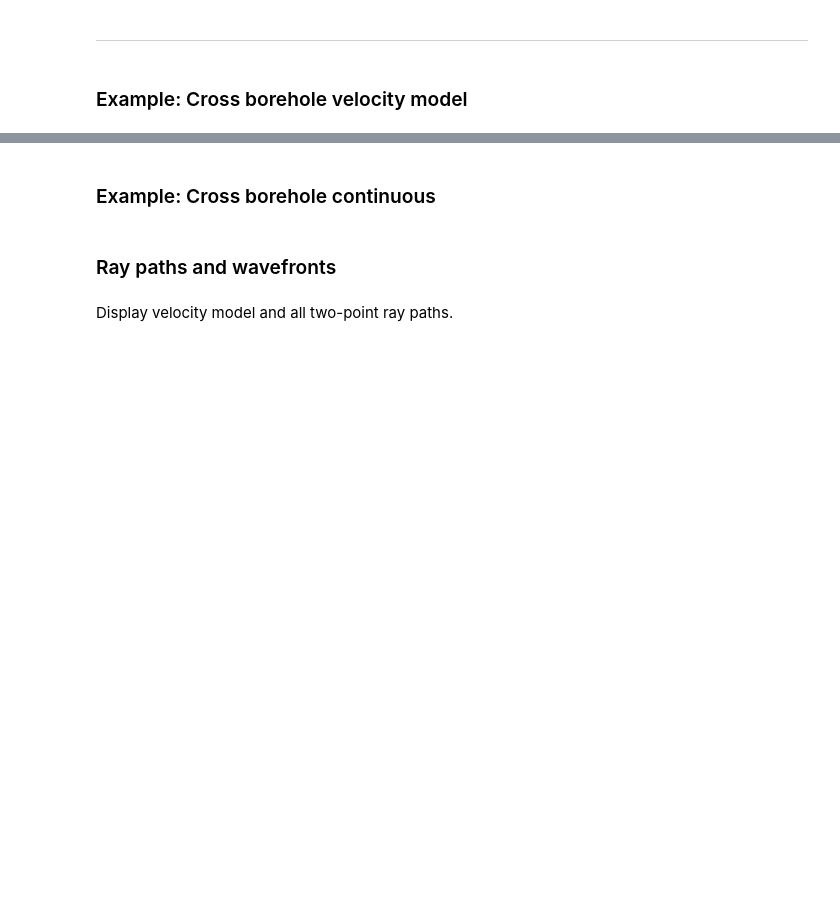
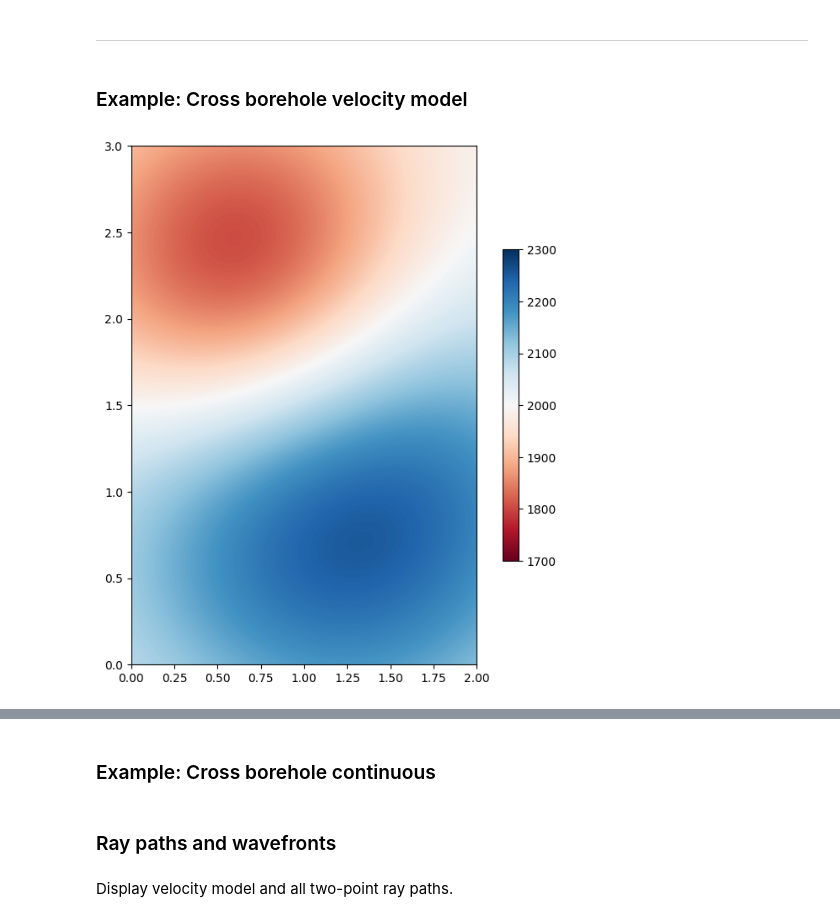
Before and after one commit to inlab-geo/pyfm2d, a Jupyter notebook: examples/FMM_demo_borehole.ipynb, the cells around one changed output, grey strips where cells are left out. Saved outputs shown, nothing was run; the diff lists cells and outputs as text; code cells hidden in the pictures; blank space fills up the shorter version.

```diff
--- a/examples/FMM_demo_borehole.ipynb
+++ b/examples/FMM_demo_borehole.ipynb
@@ -44,19 +44,27 @@ def get_spherical_model(extent,nx,ny): # build two spherical anomaly velocity mo
     m[b.T] = vc2
     return m
 
-def get_gauss_model(extent,nx,ny): # build two gaussian anomaly velocity model
+def get_gauss_model(extent,nx,ny,factor=1.): # build two gaussian anomaly velocity model
     vc1 = 1700.*factor                           # velocity of circle 1
-    vc2 = 2300.*factor                        # velocity of circle 2
+    vc2 = 2300.*factor                           # velocity of circle 2
     vb = 2000.*factor                            # background velocity
     dx = (extent[1]-extent[0])/nx                           # cell width
     dy = (extent[3]-extent[2])/ny                           # cell height
     xc = np.linspace(extent[0],extent[1],nx)    # cell centre
     yc = np.linspace(extent[2],extent[3],ny)    # cell centre
-    X,Y = np.meshgrid(xc, yc,indexing='ij')   # cell centre mesh
+    X,Y = np.meshgrid(xc, yc,indexing='ij')     # cell centre mesh
 
     # Multivariate Normal
-    c1,sig1 = np.array([7.0,22.])*factor,6.0*(factor**2)    # location and radius of centre of first circle
-    c2,sig2 = np.array([12.0,10.])*factor,10.0*(factor**2)    # location and radius of centre of first circle
+    dex = extent[1]-extent[0]
+    dey = extent[3]-extent[2]
+    c1x = extent[0] + (7.0-extent[0])*dex/20.
+    c2x = extent[0] + (12.0-extent[0])*dex/20.
+    c1y = extent[0] + (22.0-extent[0])*dey/30.
+    c2y = extent[0] + (10.0-extent[0])*dey/30.
+    s1 = 6.0*dex/20.
+    s2 = 10.0*dex/20.
+    c1,sig1 = np.array([c1x,c1y])*factor,s1*(factor**2)      # location and radius of centre of first circle
+    c2,sig2 = np.array([c2x,c2y])*factor,s2*(factor**2)     # location and radius of centre of first circle
     rv1 = multivariate_normal(c1, [[sig1, 0], [0, sig1]])
     rv2 = multivariate_normal(c2, [[sig2, 0], [0, sig2]])
 
@@ -201,10 +229,13 @@ wtp.displayModel(g.getVelocity(),wfront=fmm.tfield,alpha=0.5,colors='k',linewidt
 # %%
 factor = 1.
 extent = [0.0, 20.0*factor, 0.0, 30.0*factor]
+extent = [0., 2., 0., 3.]
 #m=get_spherical_model(extent,32,48)
 m = get_gauss_model(extent,32,48)
-g2=wt.gridModel(m,extent=extent)
+g2=wt.basisModel(m,extent=extent)
 wtp.displayModel(g2.getVelocity(),extent=extent,figsize=(8,8),clim=(1700*factor,2300*factor))
+# %% [output]
+[figure, added]
 # %%
 # build sources and receivers for model 2
 #extent = [0.,20.,0.,30.]
```
Also changed, not shown: parts of 13 cells of this notebook, 4 other files.
